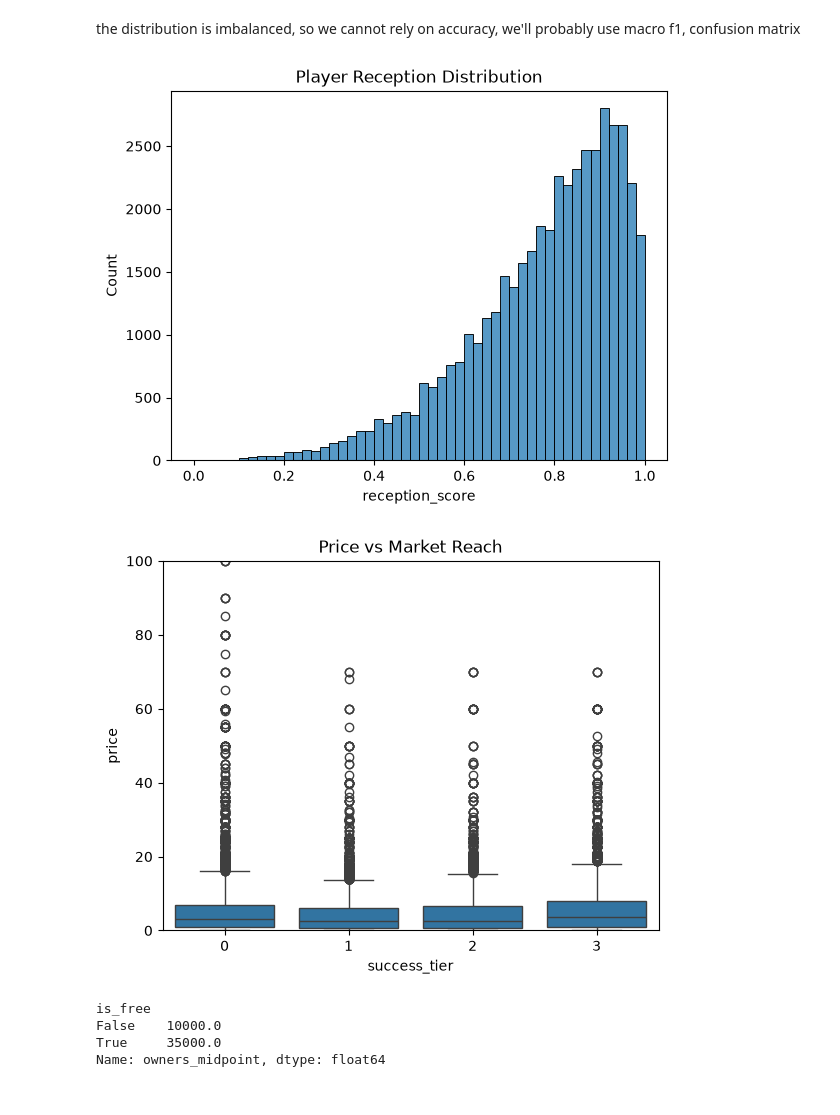
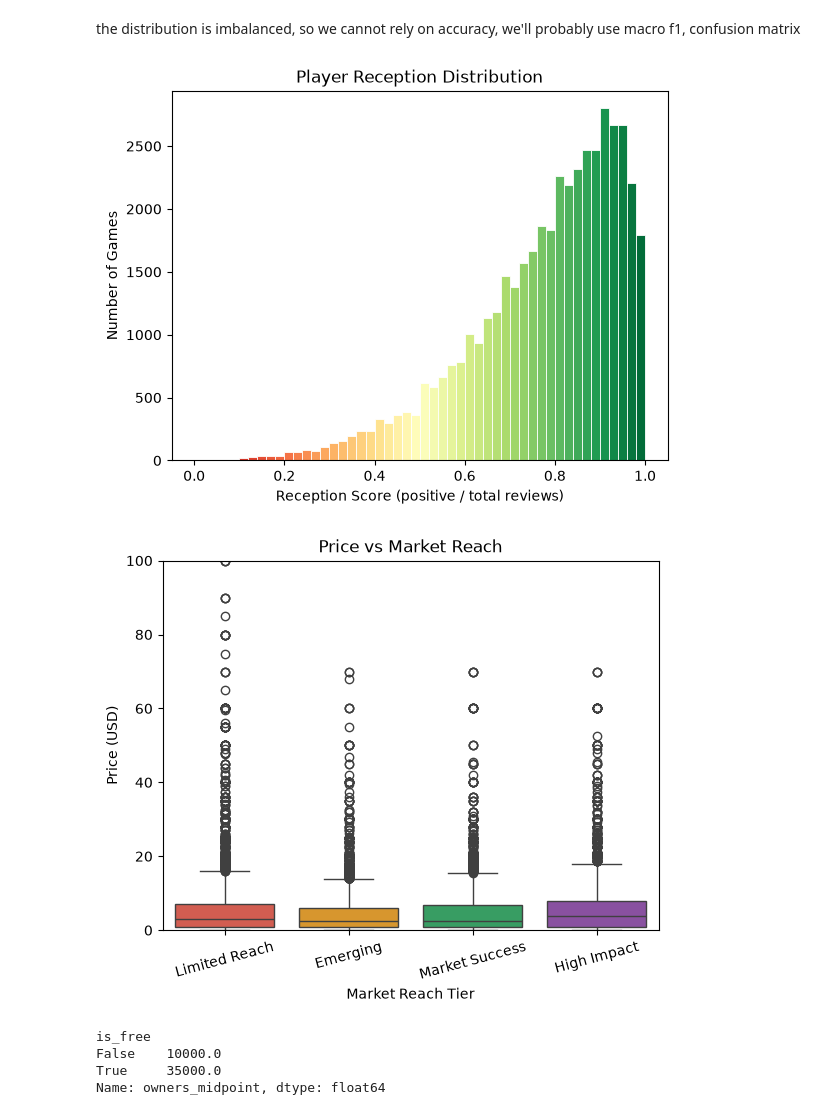
Before and after one commit to Yaksh04/steam-game-success-predictor, a Jupyter notebook: notebooks/02_eda.ipynb, the cells around one changed output. Cells and saved outputs as stored; diff of their text form; code cells hidden in the pictures.

```diff
--- a/notebooks/02_eda.ipynb
+++ b/notebooks/02_eda.ipynb
@@ -33,29 +79,52 @@ plt.savefig("../reports/figures/success_distribution.png")
 the distribution is imbalanced, so we cannot rely on accuracy, we'll probably use macro f1, confusion matrix
 # %%
 # Reception Distribution
-sns.histplot(df["reception_score"], bins=50)
+reception = df["reception_score"]
+fig, ax = plt.subplots()
+counts, bin_edges, patches = ax.hist(
+    reception,
+    bins=50,
+    edgecolor="white",
+    linewidth=0.6,
+)
 
+cmap = plt.cm.RdYlGn
+norm = plt.Normalize(reception.min(), reception.max())
+for patch, left, right in zip(patches, bin_edges[:-1], bin_edges[1:]):
+    patch.set_facecolor(cmap(norm((left + right) / 2)))
 
-plt.title("Player Reception Distribution")
-
-
-plt.savefig("../reports/figures/reception_distribution.png")
+ax.set_xlabel("Reception Score (positive / total reviews)")
+ax.set_ylabel("Number of Games")
+ax.set_title("Player Reception Distribution")
+plt.savefig("../reports/figures/reception_distribution.png", bbox_inches="tight")
 # %% [output]
-[figure, old version]
+[figure, new version]
 # %%
 # Price Analysis
+tier_palette = [SUCCESS_TIER_PALETTE[t] for t in SUCCESS_TIER_ORDER]
 
-sns.boxplot(data=df, x="success_tier", y="price")
+sns.boxplot(
+    data=df,
+    x="success_tier",
+    y="price",
+    order=SUCCESS_TIER_ORDER,
+    palette=tier_palette,
+    hue="success_tier",
+    legend=False,
+)
 
-
+plt.xticks(
+    range(len(SUCCESS_TIER_ORDER)),
+    [SUCCESS_TIER_LABELS[t] for t in SUCCESS_TIER_ORDER],
+    rotation=15,
+)
 plt.ylim(0, 100)
-
-
+plt.xlabel("Market Reach Tier")
+plt.ylabel("Price (USD)")
 plt.title("Price vs Market Reach")
-
-plt.savefig("../reports/figures/Price_MarketReach.png")
+plt.savefig("../reports/figures/Price_MarketReach.png", bbox_inches="tight")
 # %% [output]
-[figure, old version]
+[figure, new version]
 # %%
 # Free vs Paid games
 
```
Also changed, not shown: parts of 10 cells of this notebook, 9 other files.
